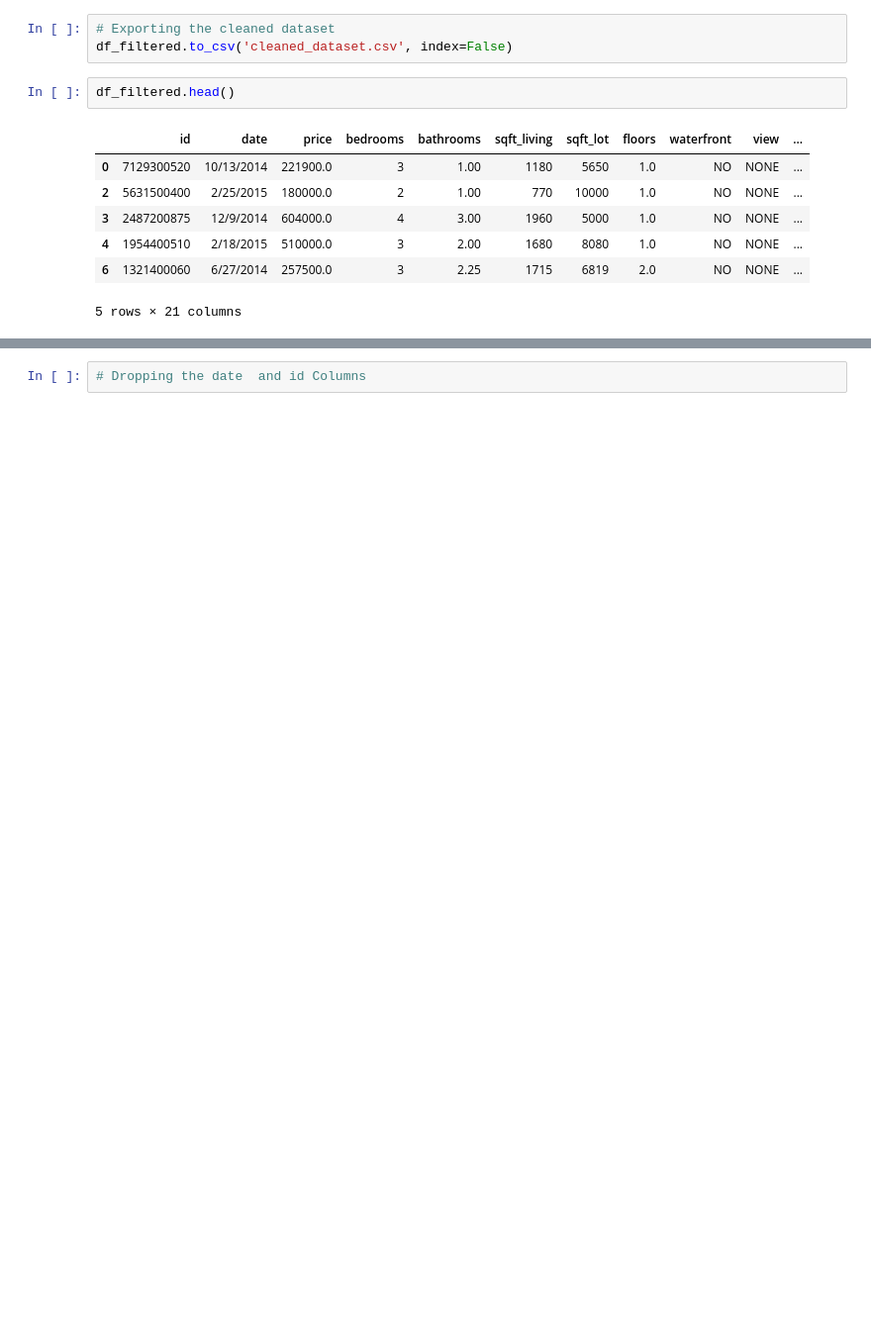
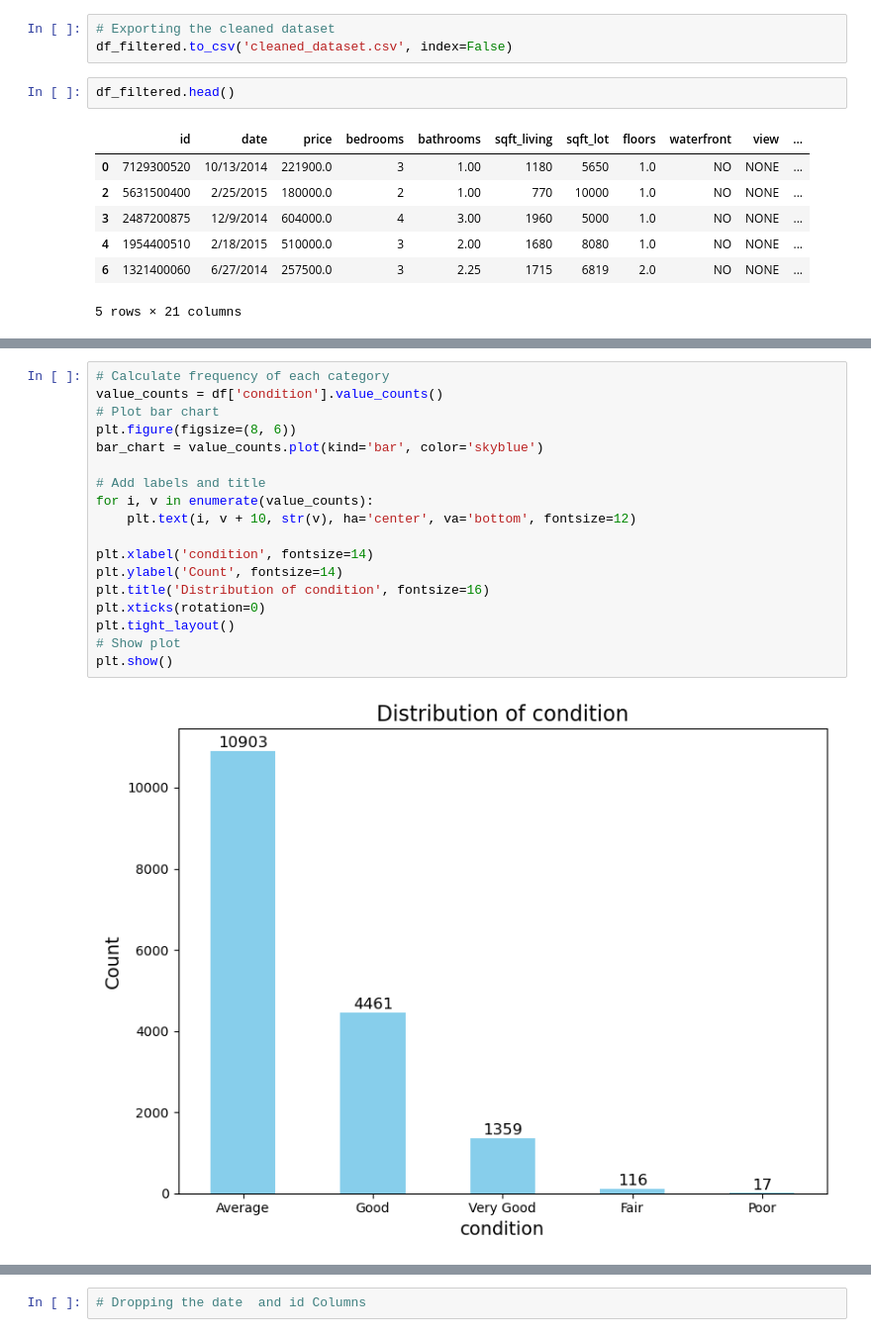
Before and after one commit to soniaojay/Predicting-Housing-Prices, a Jupyter notebook: Data Preparation Notebook.ipynb, the cells around one changed output, grey strips where cells are left out. Shown at 99% size. Saved outputs shown, nothing was run; the diff lists cells and outputs as text; blank space fills up the shorter version.

```diff
--- a/Data Preparation Notebook.ipynb
+++ b/Data Preparation Notebook.ipynb
@@ -315,0 +495,20 @@ df.shape
+# %%
+# Calculate frequency of each category
+value_counts = df['condition'].value_counts()
+# Plot bar chart
+plt.figure(figsize=(8, 6))
+bar_chart = value_counts.plot(kind='bar', color='skyblue')
+
+# Add labels and title
+for i, v in enumerate(value_counts):
+    plt.text(i, v + 10, str(v), ha='center', va='bottom', fontsize=12)
+
+plt.xlabel('condition', fontsize=14)
+plt.ylabel('Count', fontsize=14)
+plt.title('Distribution of condition', fontsize=16)
+plt.xticks(rotation=0)
+plt.tight_layout()
+# Show plot
+plt.show()
+# %% [output]
+[figure, added]
```
Also changed, not shown: parts of 38 cells of this notebook.
